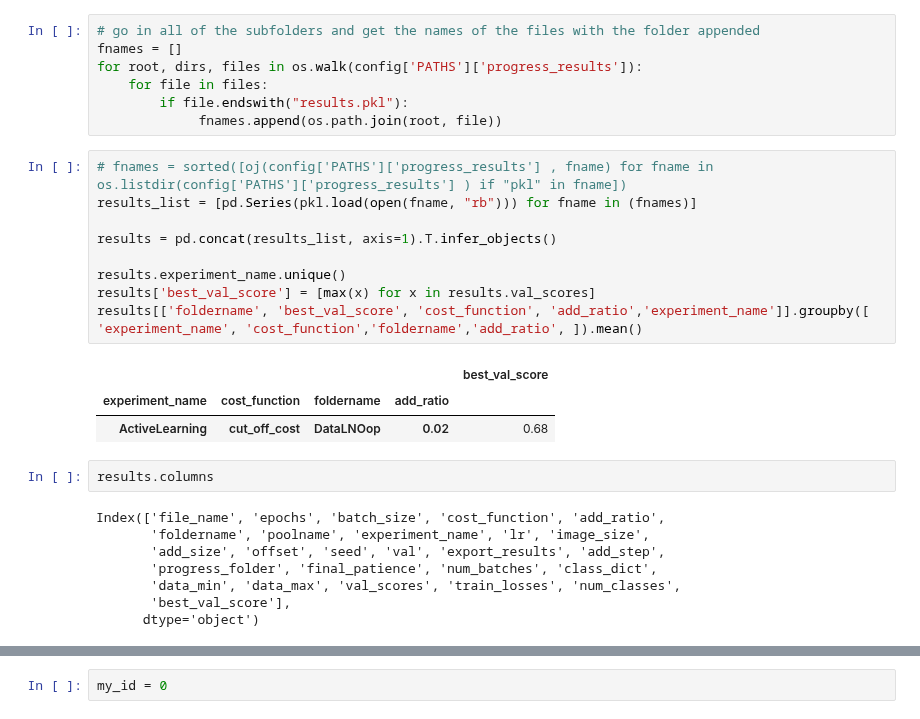
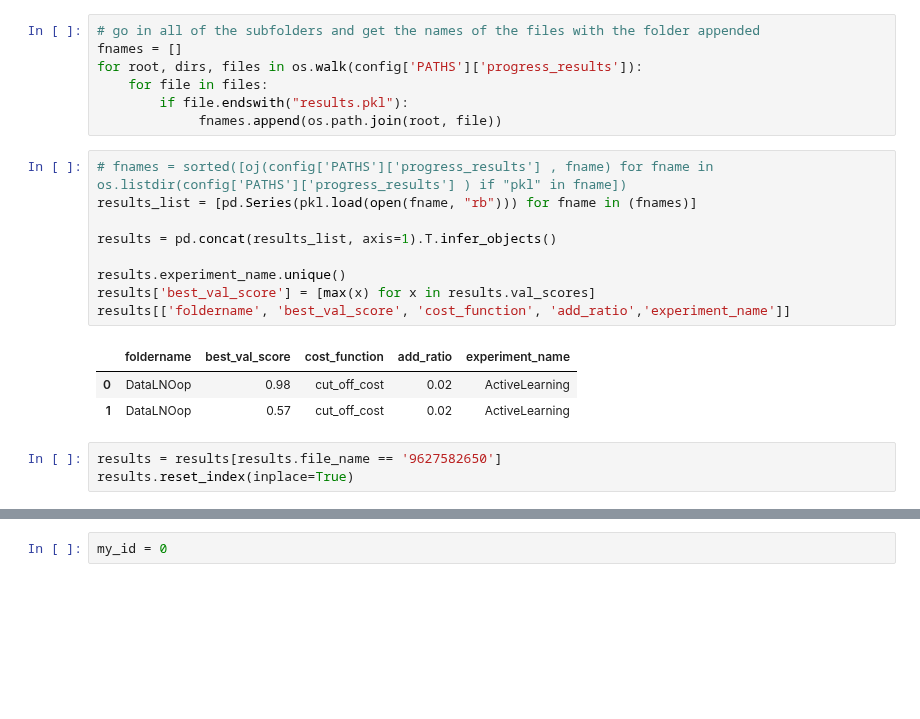
Before and after one commit to laura-rieger/segmenter, a Jupyter notebook: src/Examine in progress.ipynb, the cells around one changed output, grey strips where cells are left out. Cells and saved outputs as stored; diff of their text form; blank space fills up the shorter version.

```diff
--- a/src/Examine in progress.ipynb
+++ b/src/Examine in progress.ipynb
@@ -49,26 +49,19 @@ for root, dirs, files in os.walk(config['PATHS']['progress_results']):
 # %%
 # fnames = sorted([oj(config['PATHS']['progress_results'] , fname) for fname in os.listdir(config['PATHS']['progress_results'] ) if "pkl" in fname])
 results_list = [pd.Series(pkl.load(open(fname, "rb"))) for fname in (fnames)]
 
 results = pd.concat(results_list, axis=1).T.infer_objects()
 
 results.experiment_name.unique()
 results['best_val_score'] = [max(x) for x in results.val_scores]
-results[['foldername', 'best_val_score', 'cost_function', 'add_ratio','experiment_name']].groupby([ 'experiment_name', 'cost_function','foldername','add_ratio', ]).mean()
+results[['foldername', 'best_val_score', 'cost_function', 'add_ratio','experiment_name']]
 # %% [output]
-|  |  |  |  | best_val_score |
-| experiment_name | cost_function | foldername | add_ratio |  |
-| ActiveLearning | cut_off_cost | DataLNOop | 0.02 | 0.68 |
+|  | foldername | best_val_score | cost_function | add_ratio | experiment_name |
+| 0 | DataLNOop | 0.98 | cut_off_cost | 0.02 | ActiveLearning |
+| 1 | DataLNOop | 0.57 | cut_off_cost | 0.02 | ActiveLearning |
 # %%
-results.columns
+results = results[results.file_name == '9627582650']
+results.reset_index(inplace=True)
-# %% [output]
-Index(['file_name', 'epochs', 'batch_size', 'cost_function', 'add_ratio',
-       'foldername', 'poolname', 'experiment_name', 'lr', 'image_size',
-       'add_size', 'offset', 'seed', 'val', 'export_results', 'add_step',
-       'progress_folder', 'final_patience', 'num_batches', 'class_dict',
-       'data_min', 'data_max', 'val_scores', 'train_losses', 'num_classes',
-       'best_val_score'],
-      dtype='object')
 # %%
 plt.plot(results.train_losses[0])
 # %% [output]
```
Also changed, not shown: parts of 18 cells of this notebook, 4 other files.
